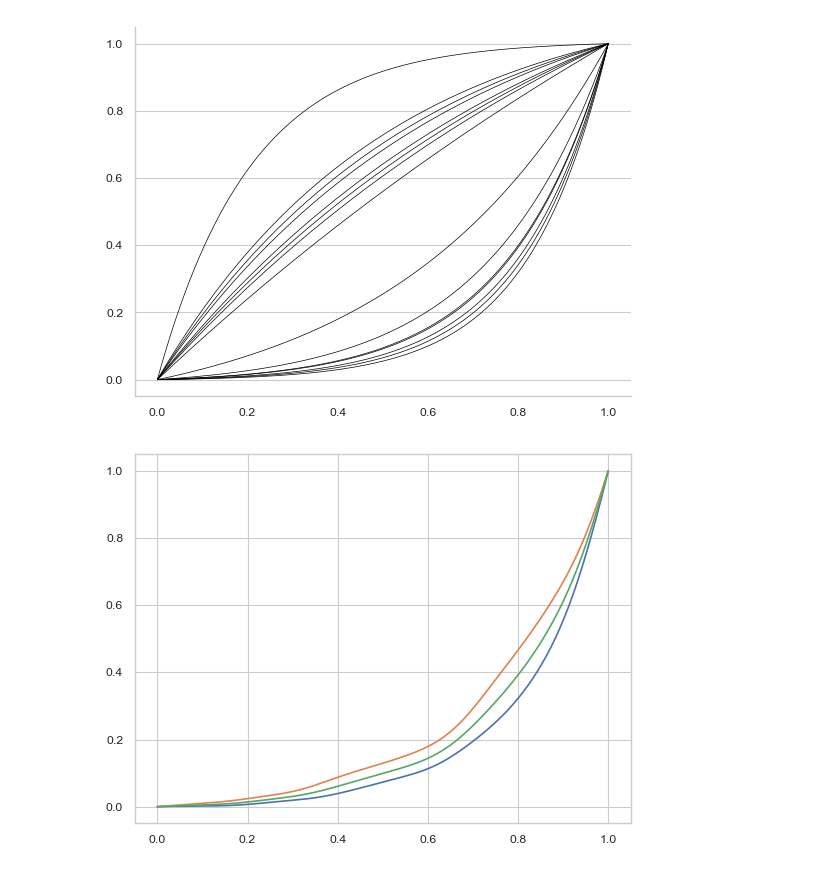
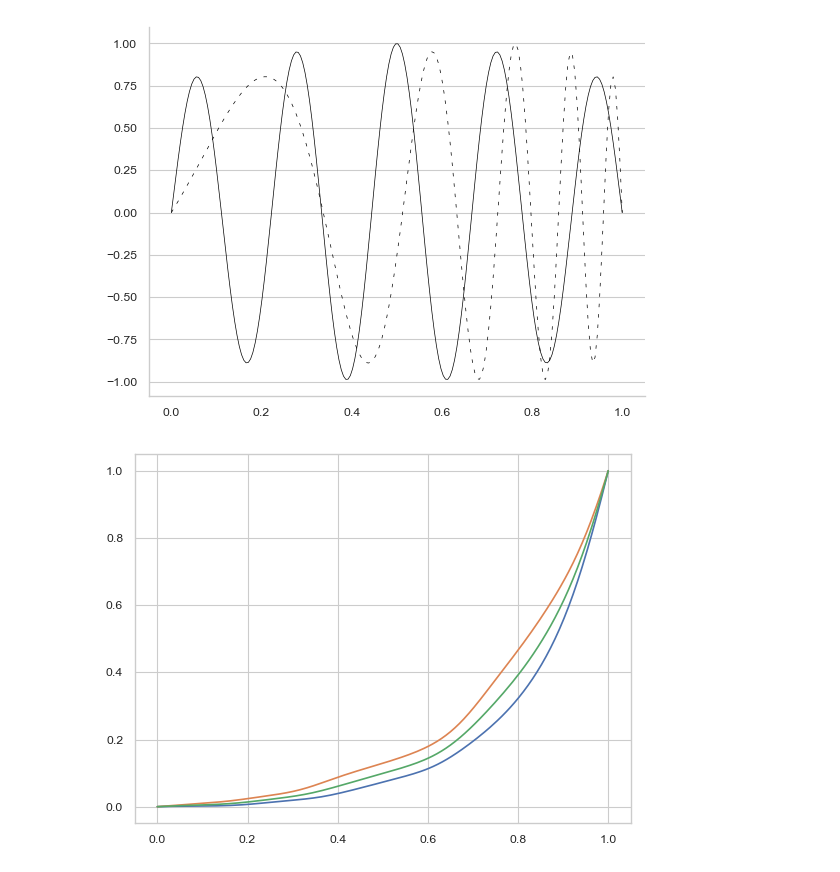
Before and after one commit to matthieubulte/pyfrechet, a Jupyter notebook: benchmark/phase.ipynb, the cells around one changed output. Saved outputs shown, nothing was run; the diff lists cells and outputs as text; code cells hidden in the pictures.

```diff
--- a/benchmark/phase.ipynb
+++ b/benchmark/phase.ipynb
@@ -20,38 +20,44 @@ plt.legend();
 # %%
 import pandas as pd
 import numpy as np
 from scipy import stats
 import matplotlib.pyplot as plt
 import seaborn as sns
 
 # sns.set_theme()
 sns.set_style("whitegrid")
 sns.set_context("paper")
 
-np.random.seed(41)
+np.random.seed(43)
 
 N = 10000
 p = 10
 alpha = np.random.randn()
 beta = np.random.randn(p)
 
 t = np.linspace(0,1,1000)
 def m(x):
     eta = 2*(x-0.5).dot(beta)/np.sqrt(p) + alpha
     k = 4
     a = 3 * stats.logistic.cdf(eta) - 1.5
     gam_t = (np.exp(k*(a * t)) - 1) / (np.exp(k*a) - 1)
-    # return (1 - np.power(gam_t - 0.5, 2)) * np.sin(np.pi * 9 * gam_t)
-    return gam_t
+    return (1 - np.power(gam_t - 0.5, 2)) * np.sin(np.pi * 9 * gam_t)
+    # return gam_t
 
-for i in range(15):
-    sns.lineplot(x=t, y=m(np.random.randn(p)), color='black', alpha=1, linewidth=0.5)
+# for i in range(15):
+#     sns.lineplot(x=t, y=m(np.random.randn(p)), color='black', alpha=1, linewidth=0.5)
+
+t = np.linspace(0,1,200)
+template = (1 - np.power(t - 0.5, 2)) * np.sin(np.pi * 9 * t)
+plt.plot(t, template, color='black', linewidth=0.5)
+
+plt.plot(t, m(np.random.rand(p)), color='black', linestyle=(0, (5, 10)), linewidth=0.5)
 
 plt.gca().spines[['right', 'top']].set_visible(False)
 plt.grid(axis='x')
 plt.savefig('plots/sample_phase.pdf')
 # %% [output]
-[figure, old version]
+[figure, new version]
 # %%
 import sys, os; sys.path.append(os.path.dirname(os.getcwd()))
 import numpy as np
```
Also changed, not shown: parts of 5 cells of this notebook, 12 other files.
